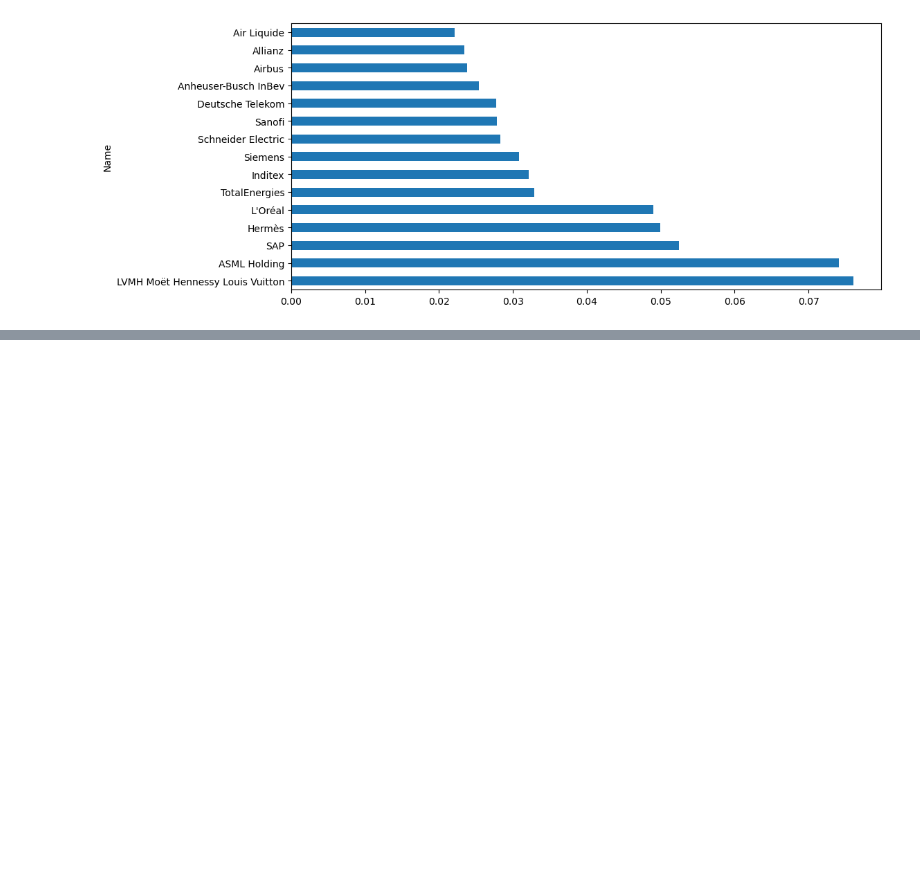
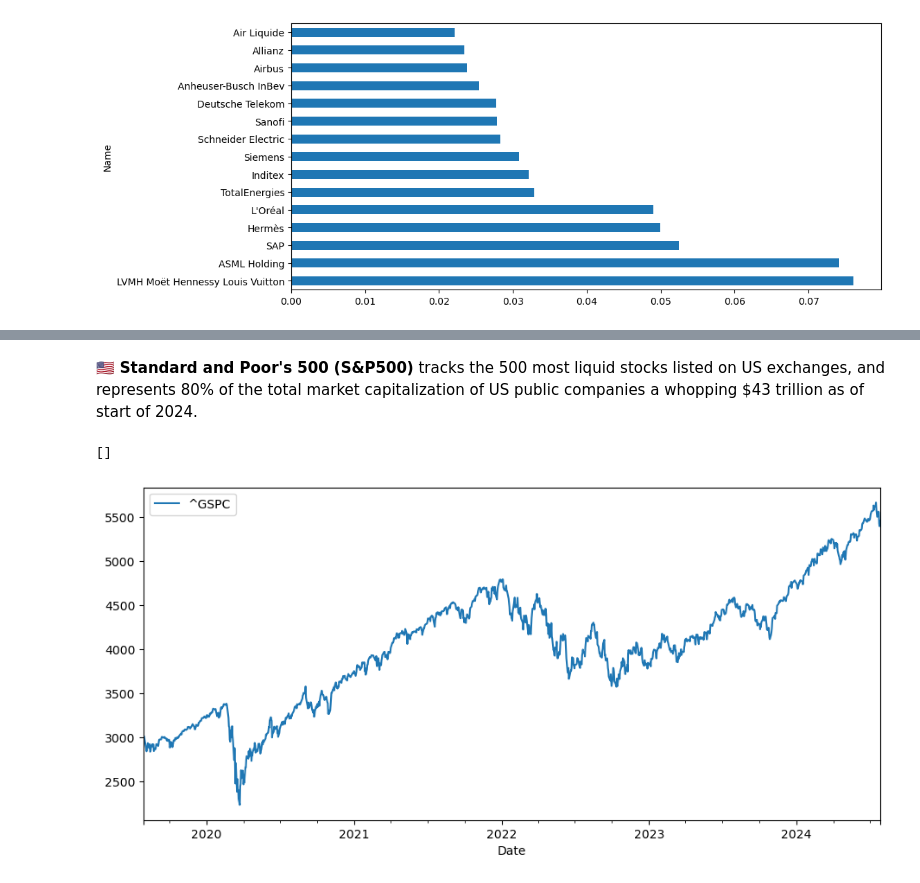
Before and after one commit to christianatanasov/algodisco, a Jupyter notebook: finance/index.ipynb, the cells around one changed output, grey strips where cells are left out. Cells and saved outputs as stored; diff of their text form; code cells hidden in the pictures; blank space fills up the shorter version.

```diff
--- a/finance/index.ipynb
+++ b/finance/index.ipynb
@@ -40,0 +57,8 @@ plt.show()
+# %% [markdown]
+🇺🇸 <b>Standard and Poor's 500 (S&P500)</b> tracks the 500 most liquid stocks listed on US exchanges, and represents 80% of the total market capitalization of US public companies a whopping $43 trillion as of start of 2024.
+# %%
+get_yf_ts('^GSPC', '5y', '1d').plot(figsize=(11,5))
+plt.plot()
+# %% [output]
+[]
+[figure, added]
```
Also changed, not shown: parts of 10 cells of this notebook, 1 other file.
